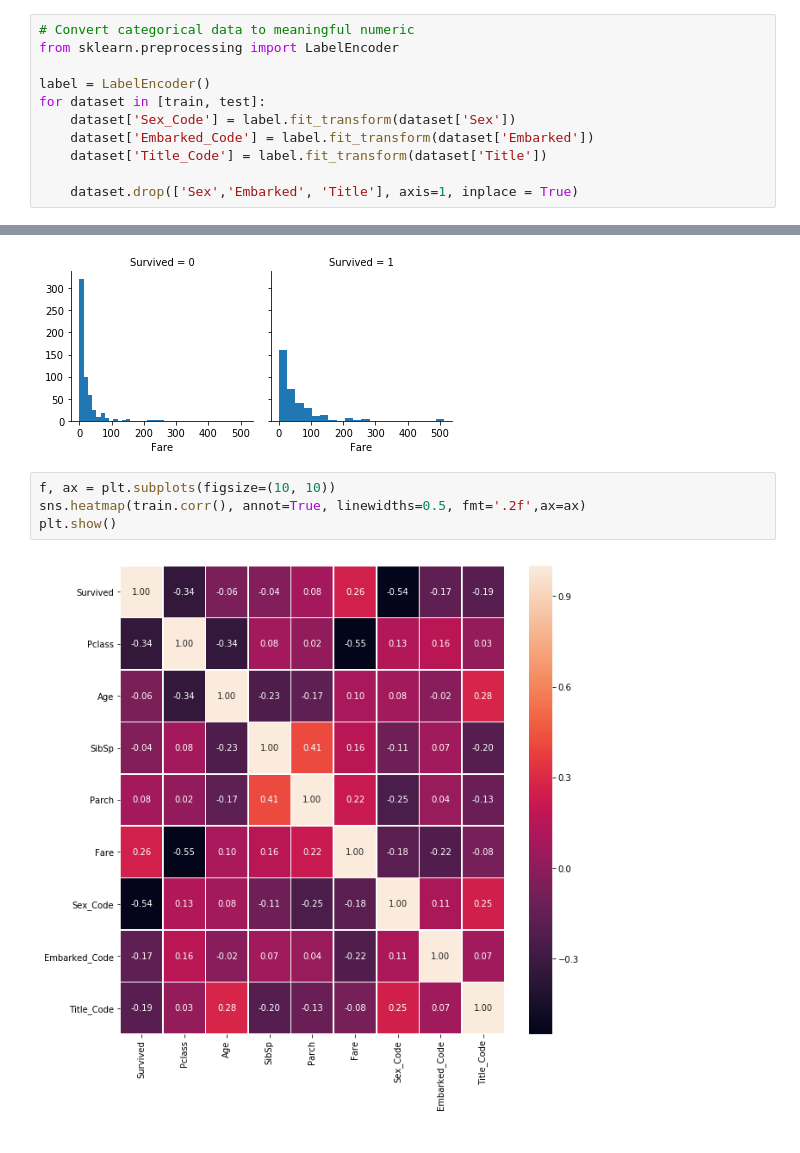
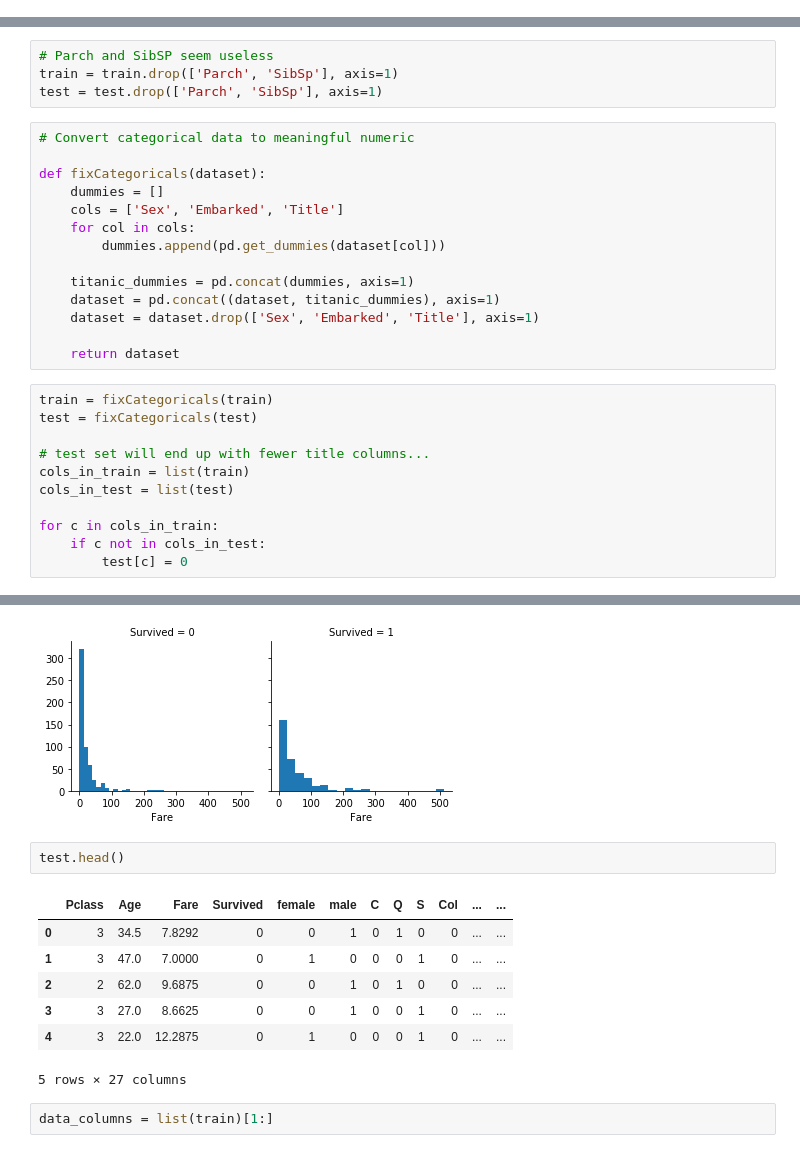
Before and after one commit to stevehaigh/kaggle, a Jupyter notebook: titanic/titanic.ipynb, the cells around one changed output, grey strips where cells are left out. Saved outputs shown, nothing was run; the diff lists cells and outputs as text.

```diff
--- a/titanic/titanic.ipynb
+++ b/titanic/titanic.ipynb
@@ -102,11 +74,0 @@ memory usage: 26.2+ KB
-# %%
-# Convert categorical data to meaningful numeric
-from sklearn.preprocessing import LabelEncoder
-
-label = LabelEncoder()
-for dataset in [train, test]:
-    dataset['Sex_Code'] = label.fit_transform(dataset['Sex'])
-    dataset['Embarked_Code'] = label.fit_transform(dataset['Embarked'])
-    dataset['Title_Code'] = label.fit_transform(dataset['Title'])
-
-    dataset.drop(['Sex','Embarked', 'Title'], axis=1, inplace = True)
@@ -113,3 +97,32 @@ for dataset in [train, test]:
+# %%
+# Parch and SibSP seem useless
+train = train.drop(['Parch', 'SibSp'], axis=1)
+test = test.drop(['Parch', 'SibSp'], axis=1)
+# %%
+# Convert categorical data to meaningful numeric
+
+def fixCategoricals(dataset):
+    dummies = []
+    cols = ['Sex', 'Embarked', 'Title']
+    for col in cols:
+        dummies.append(pd.get_dummies(dataset[col]))
+
+    titanic_dummies = pd.concat(dummies, axis=1)
+    dataset = pd.concat((dataset, titanic_dummies), axis=1)
+    dataset = dataset.drop(['Sex', 'Embarked', 'Title'], axis=1)
+
+    return dataset
+# %%
+train = fixCategoricals(train)
+test = fixCategoricals(test)
+
+# test set will end up with fewer title columns...
+cols_in_train = list(train)
+cols_in_test = list(test)
+
+for c in cols_in_train:
+    if c not in cols_in_test:
+        test[c] = 0
 # %%
 # Take a look at what's left
 grid = sns.FacetGrid(train, col='Survived')
@@ -117,9 +130,15 @@ grid.map(plt.hist, 'Fare', bins=20)
 # %% [output]
 <seaborn.axisgrid.FacetGrid at 0x...>
 [figure]
-# %%
-f, ax = plt.subplots(figsize=(10, 10))
-sns.heatmap(train.corr(), annot=True, linewidths=0.5, fmt='.2f',ax=ax)
-plt.show()
-# %% [output]
-[figure, removed]
+# %%
+test.head()
+# %% [output]
+|  | Pclass | Age | Fare | Survived | female | male | C | Q | S | Col | ... | ... |
+| 0 | 3 | 34.5 | 7.8292 | 0 | 0 | 1 | 0 | 1 | 0 | 0 | ... | ... |
+| 1 | 3 | 47.0 | 7.0000 | 0 | 1 | 0 | 0 | 0 | 1 | 0 | ... | ... |
+| 2 | 2 | 62.0 | 9.6875 | 0 | 0 | 1 | 0 | 1 | 0 | 0 | ... | ... |
+| 3 | 3 | 27.0 | 8.6625 | 0 | 0 | 1 | 0 | 0 | 1 | 0 | ... | ... |
+| 4 | 3 | 22.0 | 12.2875 | 0 | 1 | 0 | 0 | 0 | 1 | 0 | ... | ... |
+5 rows × 27 columns
+# %%
+data_columns = list(train)[1:]
```
Also changed, not shown: parts of 8 cells of this notebook.
